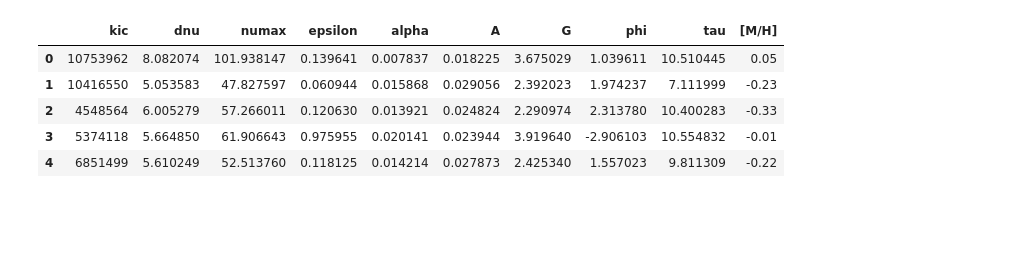
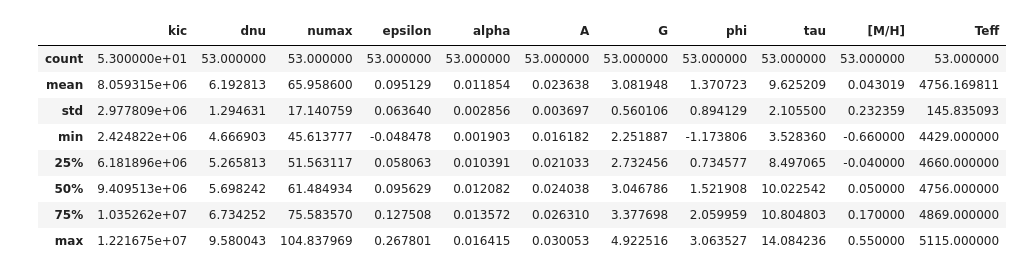
Before and after one commit to daw538/y4project, a Jupyter notebook: Dan_notebooks/fitanalysis.ipynb, the cells around one changed output. Cells and saved outputs as stored; diff of their text form; code cells hidden in the pictures; blank space fills up the shorter version.

```diff
--- a/Dan_notebooks/fitanalysis.ipynb
+++ b/Dan_notebooks/fitanalysis.ipynb
@@ -10,18 +12,18 @@ from matplotlib import rc
 rc("font", family="serif", size=11)
 # %%
-nstars = 80
+nstars = 58
 nparams = nstars*11+(3*3)+1
 print(nparams)
 
 #df = pd.read_csv('hydra/tau_models.csv', names=['kic', 'dnu',
 #                    'numax', 'epsilon', 'alpha', 'A', 'G', 'phi', 'tau'])
-df = pd.read_csv('../data/stanfits/tau_models_80.csv', names=['kic', 'dnu',
+df = pd.read_csv('../data/stanfits/tau_models_60.csv', names=['kic', 'dnu',
                     'numax', 'epsilon', 'alpha', 'A', 'G', 'phi', 'tau'])
 df['kic'] = df['kic'].astype(int)
 display(df.describe())
 
 #hier = pd.read_csv('hydra/fullsumm_tau.txt', skiprows=4, nrows=nparams, delim_whitespace=True)
-hier = pd.read_csv('../data/stanfits/fullsumm_tau_80.txt', skiprows=4, nrows=nparams, delim_whitespace=True)
+hier = pd.read_csv('../data/stanfits/fullsumm_tau_60.txt', skiprows=4, nrows=nparams, delim_whitespace=True)
 #display(hier)
 epsA = hier.loc['epsA']['mean']#:'sd']
 epsB = hier.loc['epsB']['mean']
@@ -81,25 +83,35 @@ plt.show()
 # %%
-apokasc = pd.read_csv('../data/APOKASCfull.csv', usecols=['KIC', 'Teff', '[M/H]1', 'M1', 'R1'])
+apokasc = pd.read_csv('../data/APOKASCfull.csv', usecols=['KIC', 'Teff', '[M/H]2', 'M1', 'R1'])
 apokasc = apokasc.replace('        ', np.nan)
-#display(apokasc)
 
 metals = []
+temps = []
 for i in df['kic']:
     if any(apokasc['KIC'] == i):
-        t = apokasc.loc[(apokasc.KIC == i)]['[M/H]1'].values
-        metals.append(t[0])
+        z = apokasc.loc[(apokasc.KIC == i)]['[M/H]2'].values
+        T = apokasc.loc[(apokasc.KIC == i)]['Teff'].values
+        metals.append(z[0])
+        temps.append(T[0])
     else:
         metals.append(np.nan)
+        temps.append(np.nan)
 
 df['[M/H]'] = metals
-display(df.head())
+df['Teff'] = temps
+df['Teff'] = df['Teff'].astype(float)
+df = df.dropna()
+#df = df[pd.notnull(df['Teff'])]
+display(df.describe())
 # %% [output]
-|  | kic | dnu | numax | epsilon | alpha | A | G | phi | tau | [M/H] |
-| 0 | 10753962 | 8.082074 | 101.938147 | 0.139641 | 0.007837 | 0.018225 | 3.675029 | 1.039611 | 10.510445 | 0.05 |
-| 1 | 10416550 | 5.053583 | 47.827597 | 0.060944 | 0.015868 | 0.029056 | 2.392023 | 1.974237 | 7.111999 | -0.23 |
-| 2 | 4548564 | 6.005279 | 57.266011 | 0.120630 | 0.013921 | 0.024824 | 2.290974 | 2.313780 | 10.400283 | -0.33 |
-| 3 | 5374118 | 5.664850 | 61.906643 | 0.975955 | 0.020141 | 0.023944 | 3.919640 | -2.906103 | 10.554832 | -0.01 |
-| 4 | 6851499 | 5.610249 | 52.513760 | 0.118125 | 0.014214 | 0.027873 | 2.425340 | 1.557023 | 9.811309 | -0.22 |
+|  | kic | dnu | numax | epsilon | alpha | A | G | phi | tau | [M/H] | Teff |
+| count | 5.300000e+01 | 53.000000 | 53.000000 | 53.000000 | 53.000000 | 53.000000 | 53.000000 | 53.000000 | 53.000000 | 53.000000 | 53.000000 |
+| mean | 8.059315e+06 | 6.192813 | 65.958600 | 0.095129 | 0.011854 | 0.023638 | 3.081948 | 1.370723 | 9.625209 | 0.043019 | 4756.169811 |
+| std | 2.977809e+06 | 1.294631 | 17.140759 | 0.063640 | 0.002856 | 0.003697 | 0.560106 | 0.894129 | 2.105500 | 0.232359 | 145.835093 |
+| min | 2.424822e+06 | 4.666903 | 45.613777 | -0.048478 | 0.001903 | 0.016182 | 2.251887 | -1.173806 | 3.528360 | -0.660000 | 4429.000000 |
+| 25% | 6.181896e+06 | 5.265813 | 51.563117 | 0.058063 | 0.010391 | 0.021033 | 2.732456 | 0.734577 | 8.497065 | -0.040000 | 4660.000000 |
+| 50% | 9.409513e+06 | 5.698242 | 61.484934 | 0.095629 | 0.012082 | 0.024038 | 3.046786 | 1.521908 | 10.022542 | 0.050000 | 4756.000000 |
+| 75% | 1.035262e+07 | 6.734252 | 75.583570 | 0.127508 | 0.013572 | 0.026310 | 3.377698 | 2.059959 | 10.804803 | 0.170000 | 4869.000000 |
+| max | 1.221675e+07 | 9.580043 | 104.837969 | 0.267801 | 0.016415 | 0.030053 | 4.922516 | 3.063527 | 14.084236 | 0.550000 | 5115.000000 |
 # %%
 #f, ((ax1, ax2), (ax3, ax4)) = plt.subplots(2,2, figsize=(8,8))
 ax1 = sns.jointplot(df['A'], df['[M/H]'], height=7, space=0)
```
Also changed, not shown: parts of 8 cells of this notebook, 2 other files.
